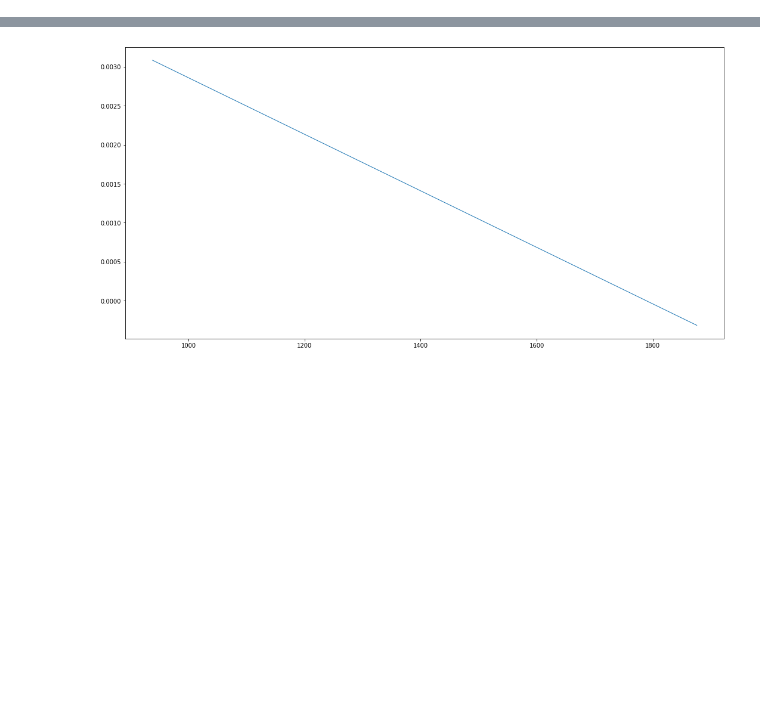
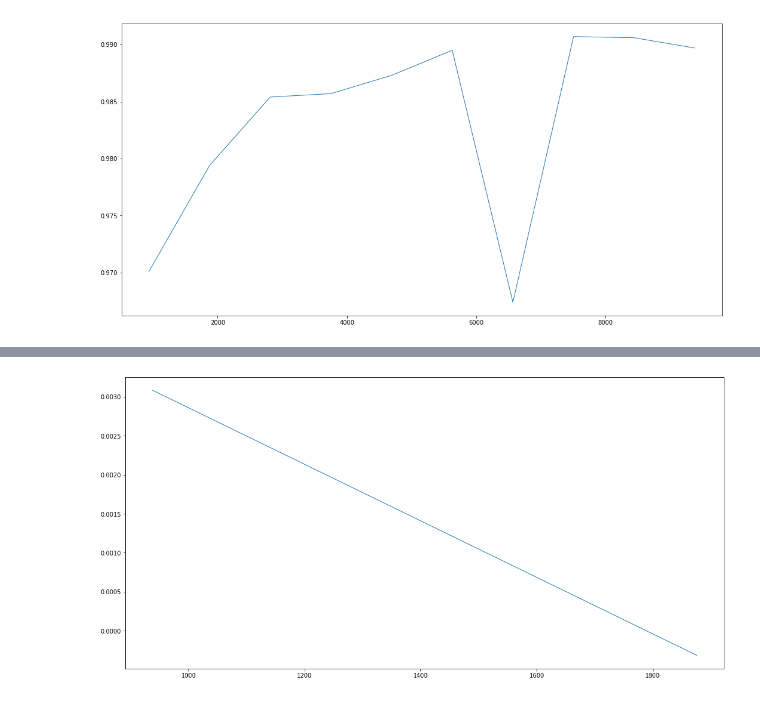
Before and after one commit to labmlai/labml, a Jupyter notebook: analytics/analytics.ipynb, the cells around one changed output, grey strips where cells are left out. Saved outputs shown, nothing was run; the diff lists cells and outputs as text; code cells hidden in the pictures; blank space fills up the shorter version.

Commit message:
✨ analyze sqlite scalar

```diff
--- a/analytics/analytics.ipynb
+++ b/analytics/analytics.ipynb
@@ -282,0 +457,6 @@ a = Analyzer('mnist_loop')
+# %%
+_, ax = plt.subplots(figsize=(18,9))
+
+ln1 = a.sqlite.render_scalar(Scalars.accuracy, ax, sns.color_palette()[0])
+# %% [output]
+[figure, added]
```
Also changed, not shown: parts of 22 cells of this notebook, 2 other files.
